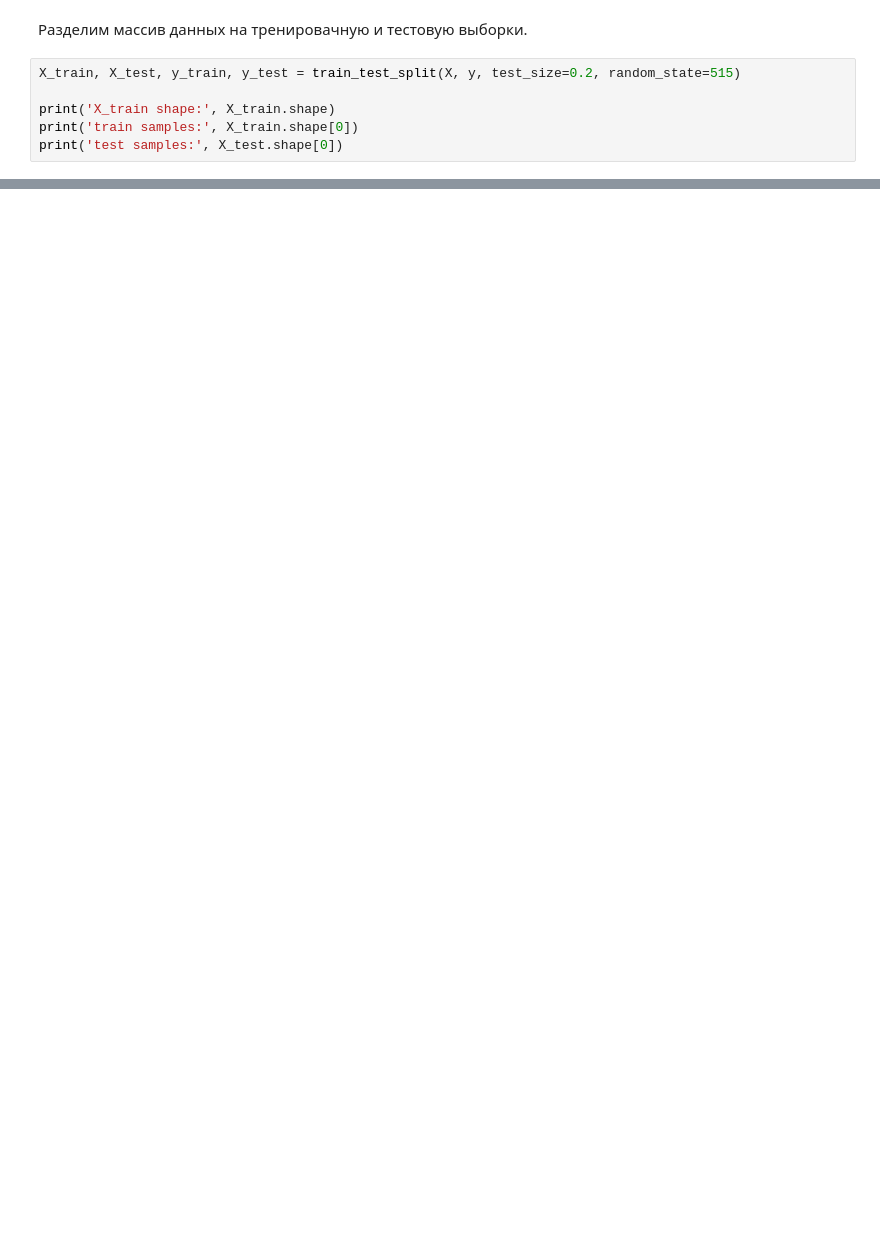
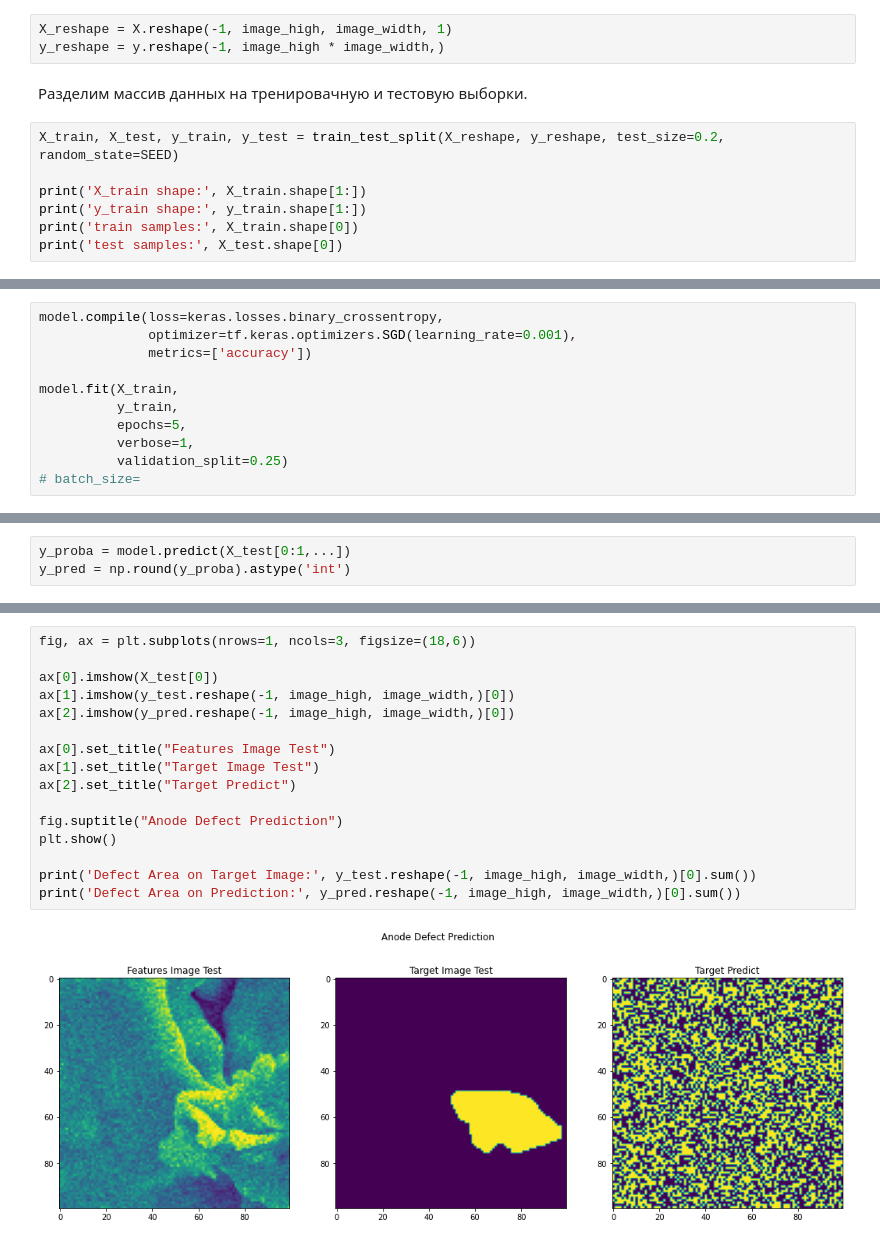
Before and after one commit to i-a-elkin/anode_defects_detection_CV, a Jupyter notebook: notebook.ipynb, the cells around one changed output, grey strips where cells are left out. Cells and saved outputs as stored; diff of their text form; blank space fills up the shorter version.

Commit message:
First prediction

```diff
--- a/notebook.ipynb
+++ b/notebook.ipynb
@@ -122,9 +136,13 @@ plt.show()
+# %%
+X_reshape = X.reshape(-1, image_high, image_width, 1)
+y_reshape = y.reshape(-1, image_high * image_width,)
 # %% [markdown]
 Разделим массив данных на тренировачную и тестовую выборки.
 # %%
-X_train, X_test, y_train, y_test = train_test_split(X, y, test_size=0.2, random_state=515)
+X_train, X_test, y_train, y_test = train_test_split(X_reshape, y_reshape, test_size=0.2, random_state=SEED)
 
-print('X_train shape:', X_train.shape)
+print('X_train shape:', X_train.shape[1:])
+print('y_train shape:', y_train.shape[1:])
 print('train samples:', X_train.shape[0])
 print('test samples:', X_test.shape[0])
 # %% [output]
@@ -133,0 +193,11 @@ test samples: 4
+# %%
+model.compile(loss=keras.losses.binary_crossentropy,
+              optimizer=tf.keras.optimizers.SGD(learning_rate=0.001),
+              metrics=['accuracy'])
+
+model.fit(X_train,
+          y_train,
+          epochs=5,
+          verbose=1,
+          validation_split=0.25)
+# batch_size=
@@ -133,0 +218,3 @@ test samples: 4
+# %%
+y_proba = model.predict(X_test[0:1,...])
+y_pred = np.round(y_proba).astype('int')
@@ -133,0 +223,18 @@ test samples: 4
+# %%
+fig, ax = plt.subplots(nrows=1, ncols=3, figsize=(18,6))
+
+ax[0].imshow(X_test[0])
+ax[1].imshow(y_test.reshape(-1, image_high, image_width,)[0])
+ax[2].imshow(y_pred.reshape(-1, image_high, image_width,)[0])
+
+ax[0].set_title("Features Image Test")
+ax[1].set_title("Target Image Test")
+ax[2].set_title("Target Predict")
+
+fig.suptitle("Anode Defect Prediction")
+plt.show()
+
+print('Defect Area on Target Image:', y_test.reshape(-1, image_high, image_width,)[0].sum())
+print('Defect Area on Prediction:', y_pred.reshape(-1, image_high, image_width,)[0].sum())
+# %% [output]
+[figure, added]
```
Also changed, not shown: parts of 15 cells of this notebook.
